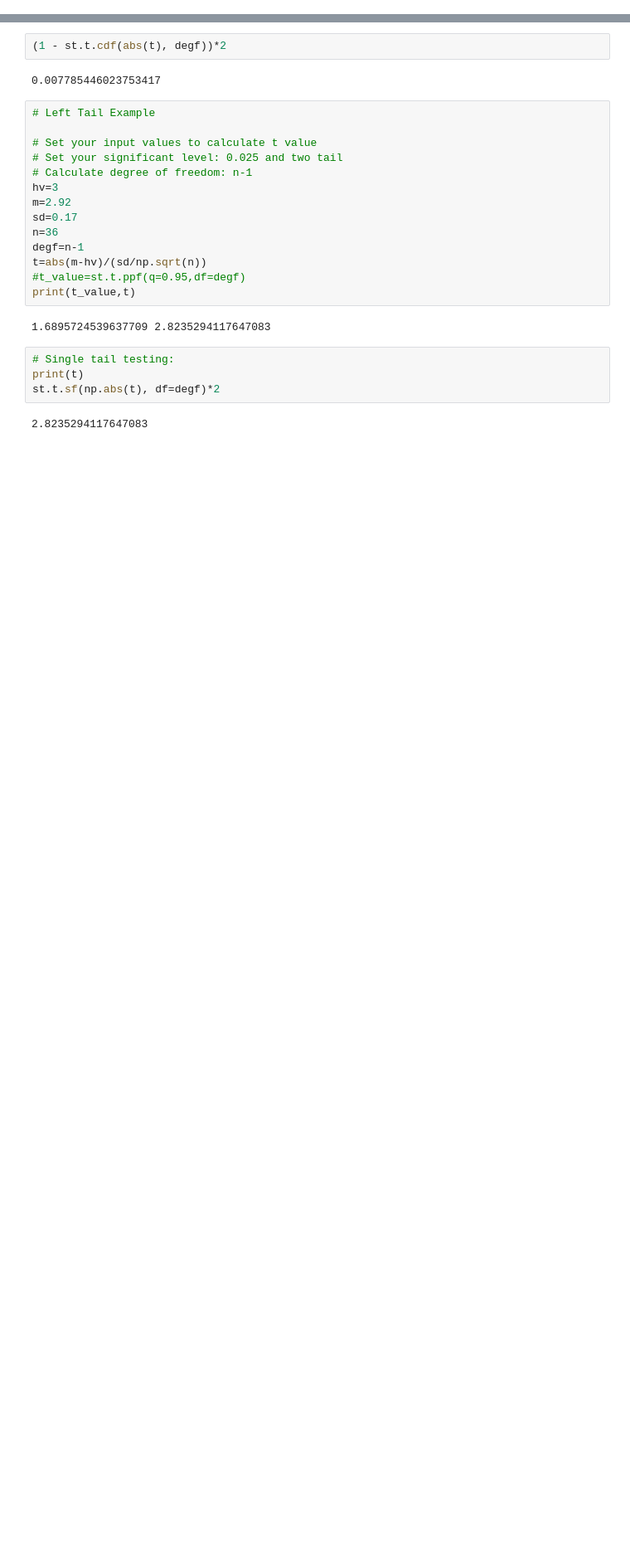
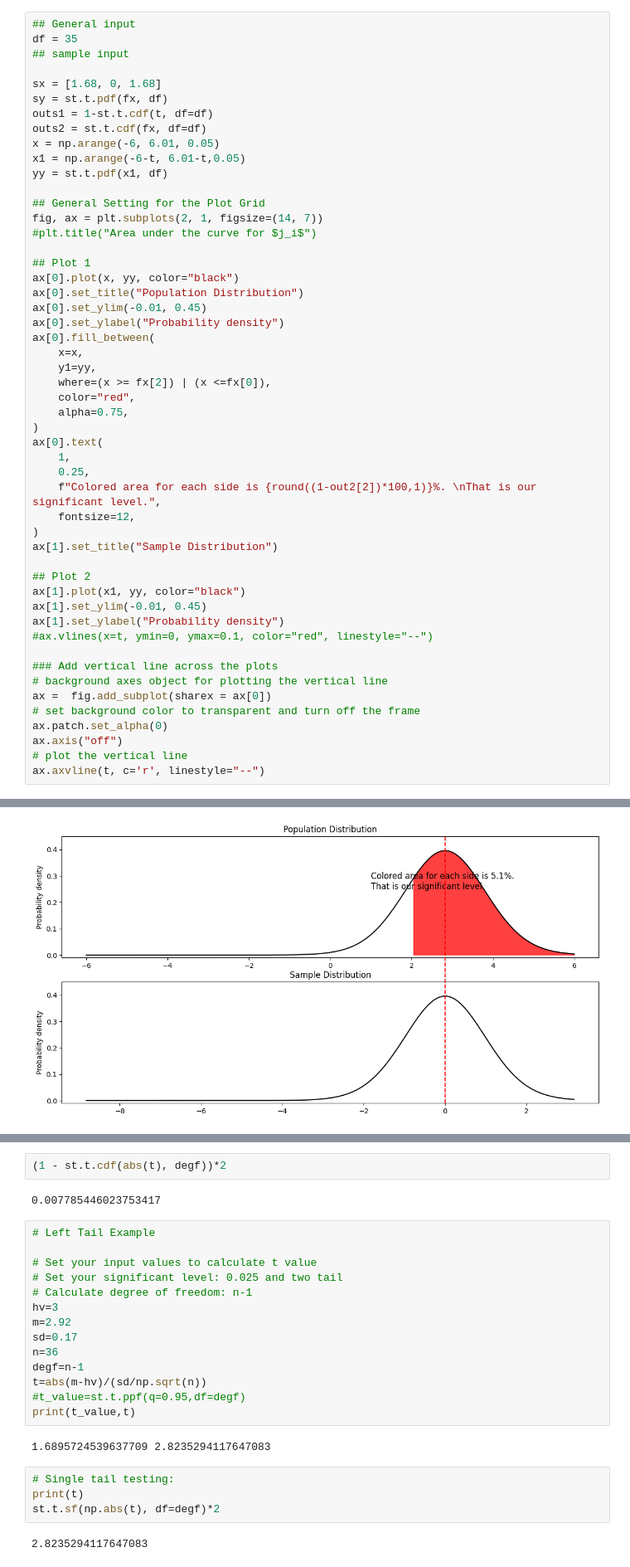
Before and after one commit to Arizonagong/Arizonagong.github.io, a Jupyter notebook: p_value.ipynb, the cells around one changed output, grey strips where cells are left out. Shown: that part at 83% size. Saved outputs shown, nothing was run; the diff lists cells and outputs as text; blank space fills up the shorter version.

```diff
--- a/p_value.ipynb
+++ b/p_value.ipynb
@@ -12,0 +112,52 @@ Thus, when your sample mean indicates the x-values extremely unlikely to happen
+# %%
+## General input
+df = 35
+## sample input
+
+sx = [1.68, 0, 1.68]
+sy = st.t.pdf(fx, df)
+outs1 = 1-st.t.cdf(t, df=df)
+outs2 = st.t.cdf(fx, df=df)
+x = np.arange(-6, 6.01, 0.05)
+x1 = np.arange(-6-t, 6.01-t,0.05)
+yy = st.t.pdf(x1, df)
+
+## General Setting for the Plot Grid
+fig, ax = plt.subplots(2, 1, figsize=(14, 7))
+#plt.title("Area under the curve for $j_i$")
+
+## Plot 1
+ax[0].plot(x, yy, color="black")
+ax[0].set_title("Population Distribution")
+ax[0].set_ylim(-0.01, 0.45)
+ax[0].set_ylabel("Probability density")
+ax[0].fill_between(
+    x=x,
+    y1=yy,
+    where=(x >= fx[2]) | (x <=fx[0]),
+    color="red",
+    alpha=0.75,
+)
+ax[0].text(
+    1,
+    0.25,
+    f"Colored area for each side is {round((1-out2[2])*100,1)}%. \nThat is our significant level.",
+    fontsize=12,
+)
+ax[1].set_title("Sample Distribution")
+
+## Plot 2
+ax[1].plot(x1, yy, color="black")
+ax[1].set_ylim(-0.01, 0.45)
+ax[1].set_ylabel("Probability density")
+#ax.vlines(x=t, ymin=0, ymax=0.1, color="red", linestyle="--")
+
+### Add vertical line across the plots
+# background axes object for plotting the vertical line
+ax =  fig.add_subplot(sharex = ax[0])
+# set background color to transparent and turn off the frame
+ax.patch.set_alpha(0)
+ax.axis("off")
+# plot the vertical line
+ax.axvline(t, c='r', linestyle="--")
+# %% [output]
@@ -12,0 +165 @@ Thus, when your sample mean indicates the x-values extremely unlikely to happen
+[figure, added]
```
Also changed, not shown: parts of 14 cells of this notebook, 9 other files.
